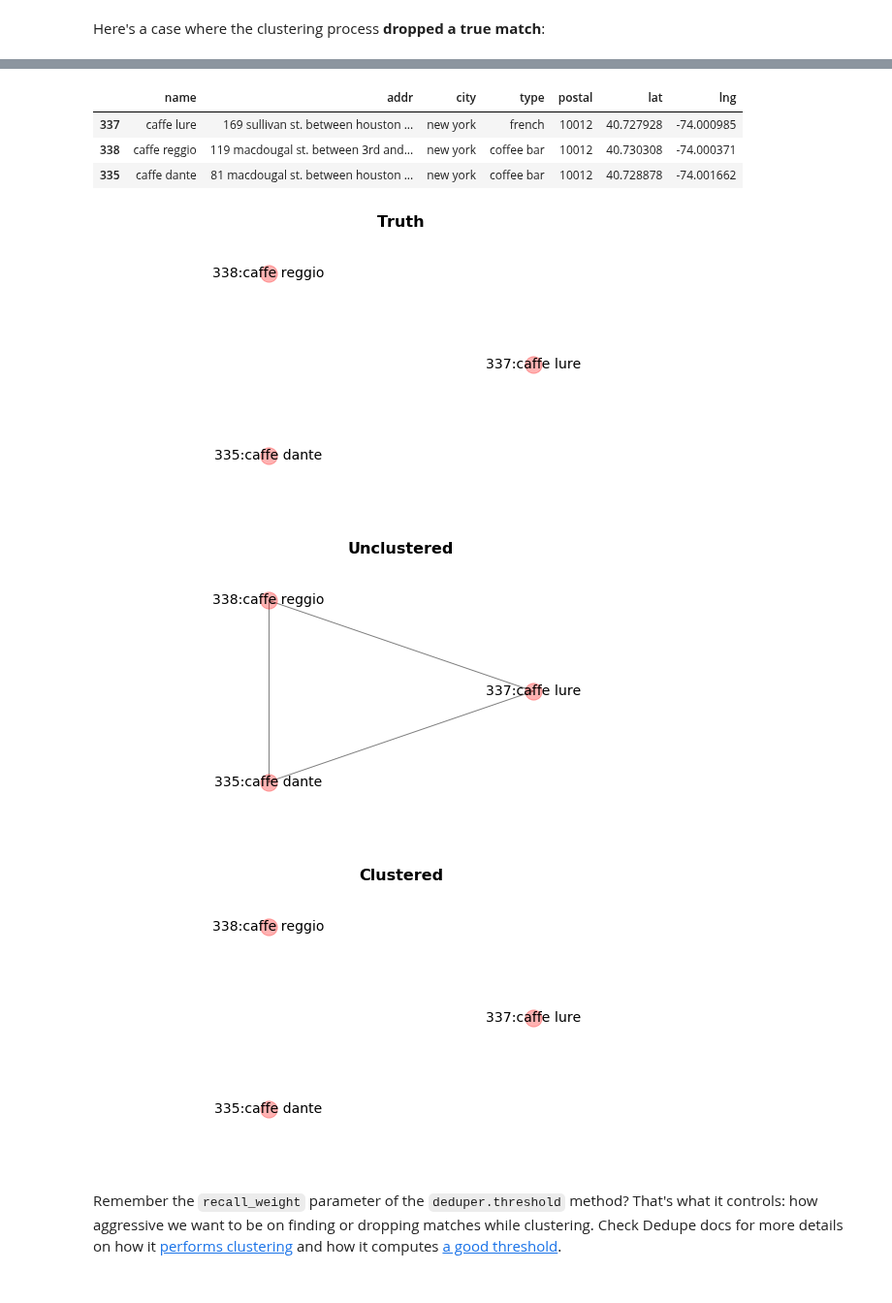
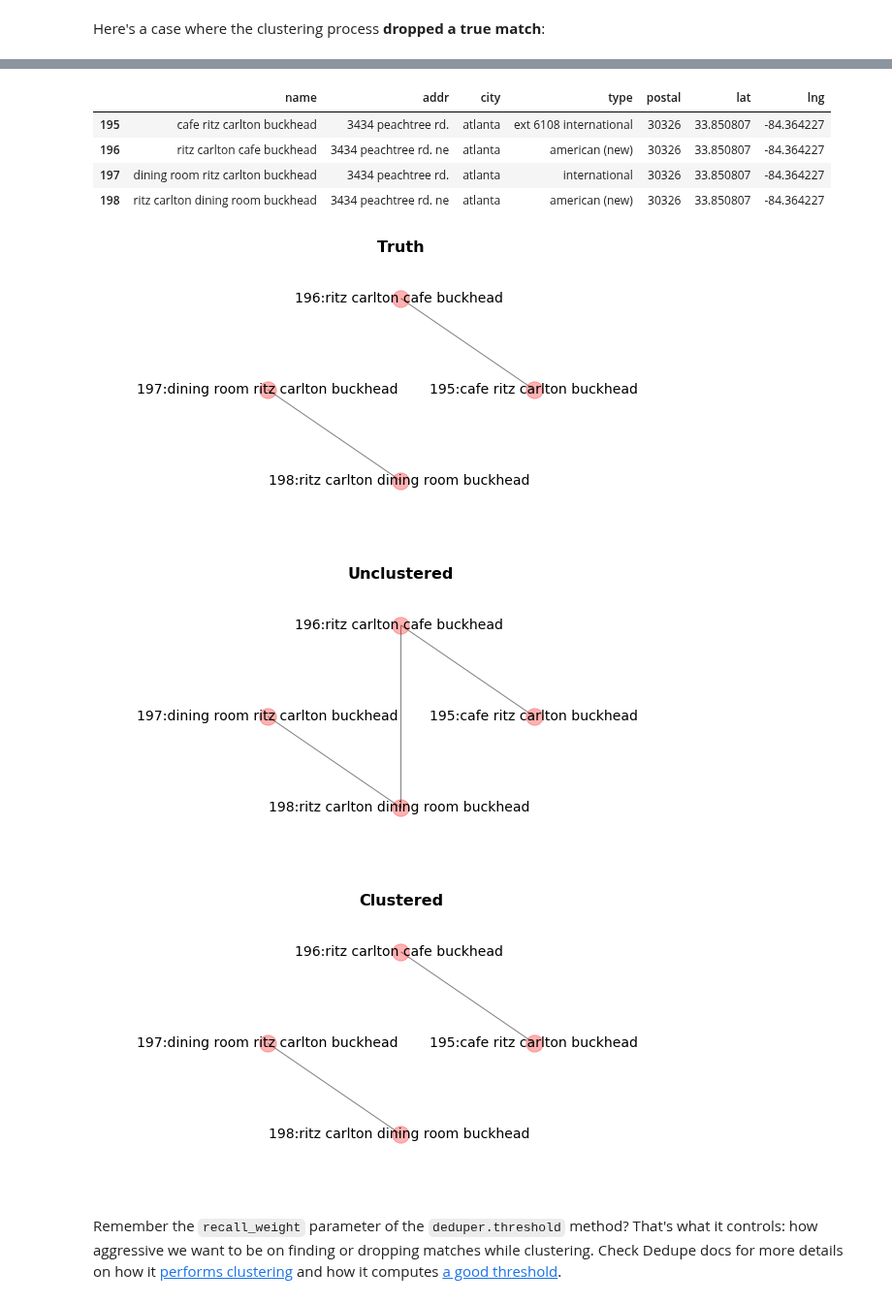
Before and after one commit to vintasoftware/deduplication-slides, a Jupyter notebook: slides-reduced.ipynb, the cells around one changed output, grey strips where cells are left out. Shown at 97% size. Drawn from its saved outputs; the diff is of its cells as text; code cells hidden in the pictures.

```diff
--- a/slides-reduced.ipynb
+++ b/slides-reduced.ipynb
@@ -312,7 +323,7 @@ geocoding_filename = 'address_to_geocoding.json'
 def geocode_addresses(address_to_geocoding):
     remaining_addresses = (
         set(unique_addresses) -
-        set(k for k, v in address_to_geocoding.items() if v is not None))
+        set(k for k, v in address_to_geocoding.items() if v is not None and 'lat' in v))
 
     with requests.Session() as session:
         for i, address in enumerate(remaining_addresses):
@@ -735,31 +746,27 @@ fields = [
     {
         'field': 'name',
         'variable name': 'name',
-        'type': 'ShortString',
-        'has missing': True
+        'type': 'JaroWinkler',
     },
     {
         'field': 'addr',
         'variable name': 'addr',
-        'type': 'ShortString',
+        'type': 'JaroWinkler',
     },
     {
         'field': 'city',
         'variable name': 'city',
-        'type': 'ShortString',
-        'has missing': True
+        'type': 'JaroWinkler'
     },
     {
         'field': 'postal',
         'variable name': 'postal',
-        'type': 'ShortString',
-        'has missing': True
+        'type': 'JaroWinkler'
     },
     {
         'field': 'latlng',
         'variable name': 'latlng',
-        'type': 'LatLong',
-        'has missing': True
+        'type': 'LatLong'
     },
     {'type': 'Interaction', 'interaction variables': [
         'addr',
@@ -841,7 +848,7 @@ def auto_label(deduper):
     examples_buffer = []
     uncertain_pairs = []
 
-    while n_match < 20 or n_distinct < 20:
+    while n_match < 15 or n_distinct < 15:
         if not uncertain_pairs:
             uncertain_pairs = deduper.uncertainPairs()
         record_pair = uncertain_pairs.pop()
@@ -1146,19 +1136,20 @@ show_cluster_graphs(
 # %%
 from graph_utils import show_cluster_graphs
 
-bad_diff_all_ids = {335, 337, 338}
+bad_diff_all_ids = {195, 196, 197, 198}
 show_cluster_graphs(
     df,
     golden_pairs_set, dedupe_found_pairs_set, dedupe_unclustered_found_pairs_set,
     bad_diff_all_ids)
 # %% [output]
 |  | name | addr | city | type | postal | lat | lng |
-| 337 | caffe lure | 169 sullivan st. between houston ... | new york | french | 10012 | 40.727928 | -74.000985 |
-| 338 | caffe reggio | 119 macdougal st. between 3rd and... | new york | coffee bar | 10012 | 40.730308 | -74.000371 |
-| 335 | caffe dante | 81 macdougal st. between houston ... | new york | coffee bar | 10012 | 40.728878 | -74.001662 |
+| 195 | cafe ritz carlton buckhead | 3434 peachtree rd. | atlanta | ext 6108 international | 30326 | 33.850807 | -84.364227 |
+| 196 | ritz carlton cafe buckhead | 3434 peachtree rd. ne | atlanta | american (new) | 30326 | 33.850807 | -84.364227 |
+| 197 | dining room ritz carlton buckhead | 3434 peachtree rd. | atlanta | international | 30326 | 33.850807 | -84.364227 |
+| 198 | ritz carlton dining room buckhead | 3434 peachtree rd. ne | atlanta | american (new) | 30326 | 33.850807 | -84.364227 |
-[figure, old version]
+[figure, new version]
-[figure, old version]
+[figure, new version]
-[figure, old version]
+[figure, new version]
 # %% [markdown]
 Remember the `recall_weight` parameter of the `deduper.threshold` method? That's what it controls: how aggressive we want to be on finding or dropping matches while clustering. Check Dedupe docs for more details on how it [performs clustering](https://docs.dedupe.io/en/latest/Grouping-duplicates.html) and how it computes [a good threshold](https://docs.dedupe.io/en/latest/Choosing-a-good-threshold.html#).
 # %% [markdown]
```
Also changed, not shown: parts of 32 cells of this notebook, 6 other files.
